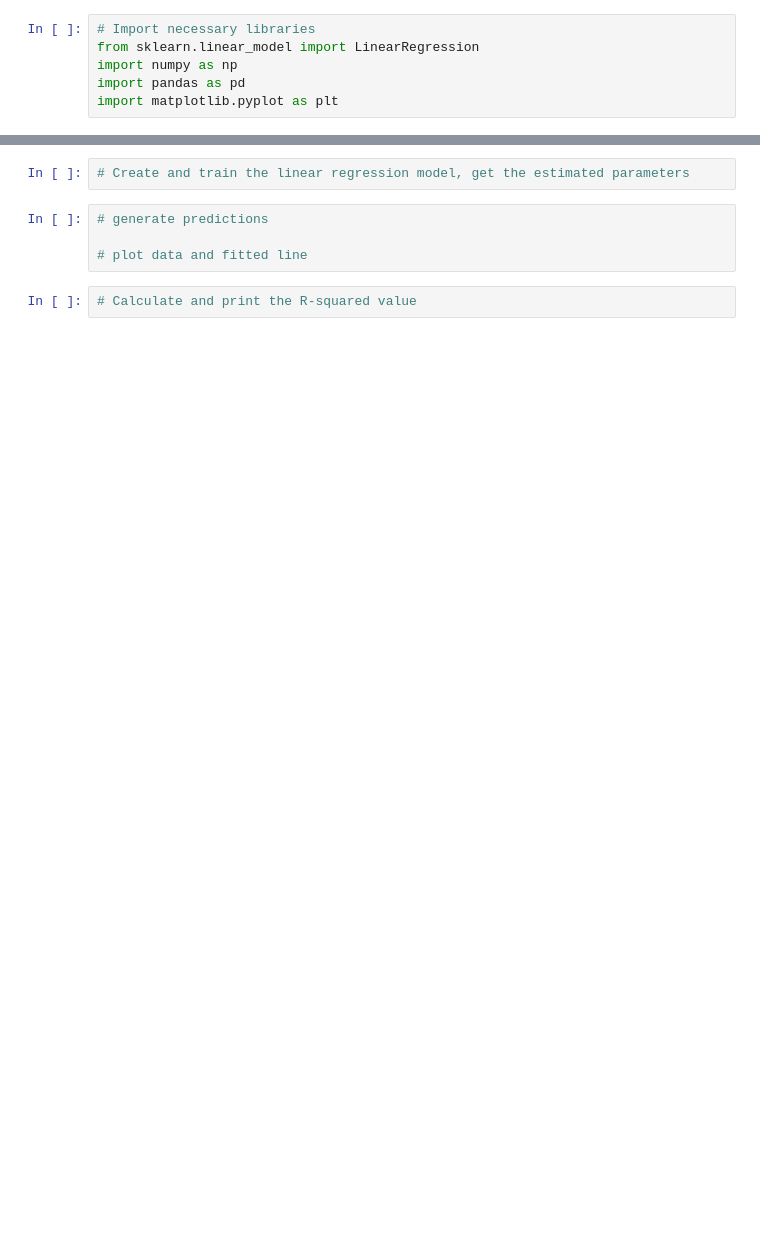
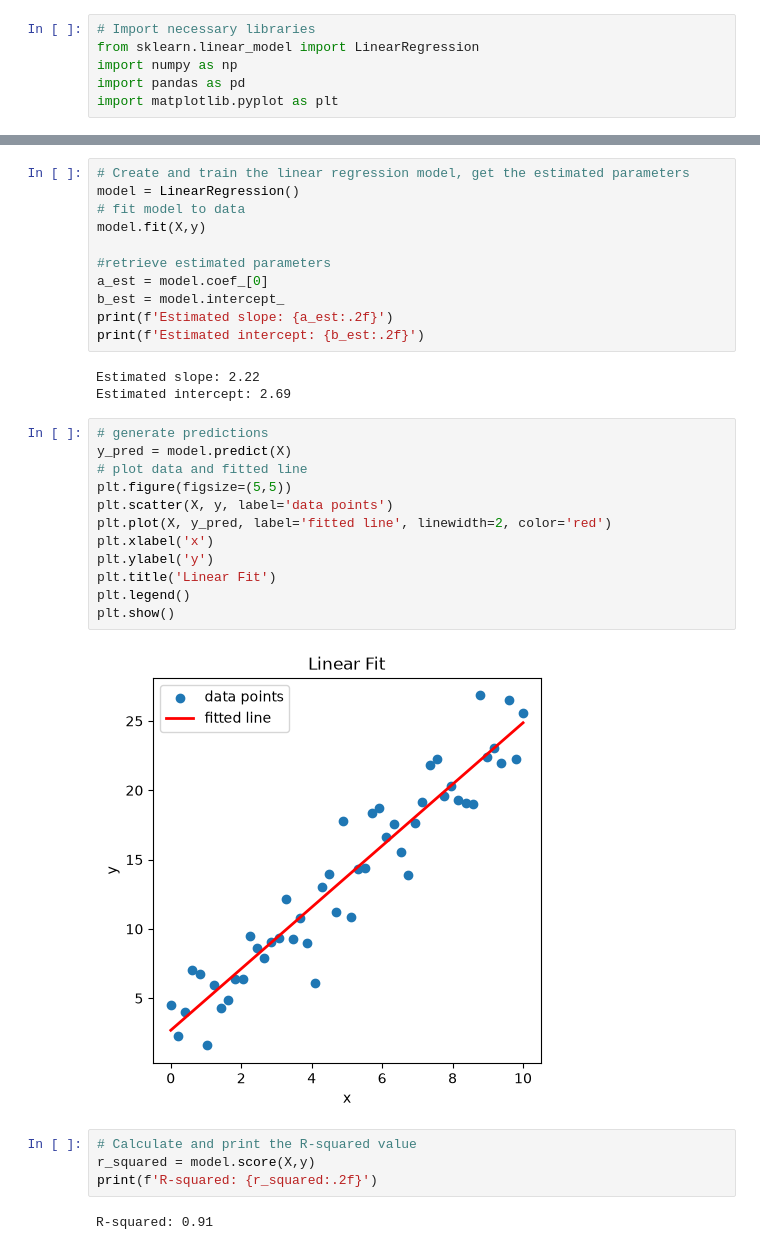
Before and after one commit to anushkatriv/PythonML-Camp-Student-Code, a Jupyter notebook: day_2/lessons/linear_regression.ipynb, the cells around one changed output, grey strips where cells are left out. Drawn from its saved outputs; the diff is of its cells as text; blank space fills up the shorter version.

```diff
--- a/day_2/lessons/linear_regression.ipynb
+++ b/day_2/lessons/linear_regression.ipynb
@@ -23,8 +27,34 @@ plt.show()
 # %%
 # Create and train the linear regression model, get the estimated parameters
+model = LinearRegression()
+# fit model to data
+model.fit(X,y)
+
+#retrieve estimated parameters
+a_est = model.coef_[0]
+b_est = model.intercept_
+print(f'Estimated slope: {a_est:.2f}')
+print(f'Estimated intercept: {b_est:.2f}')
+# %% [output]
+Estimated slope: 2.22
+Estimated intercept: 2.69
 # %%
 # generate predictions
-
+y_pred = model.predict(X)
 # plot data and fitted line
+plt.figure(figsize=(5,5))
+plt.scatter(X, y, label='data points')
+plt.plot(X, y_pred, label='fitted line', linewidth=2, color='red')
+plt.xlabel('x')
+plt.ylabel('y')
+plt.title('Linear Fit')
+plt.legend()
+plt.show()
+# %% [output]
+[figure, added]
 # %%
 # Calculate and print the R-squared value
+r_squared = model.score(X,y)
+print(f'R-squared: {r_squared:.2f}')
+# %% [output]
+R-squared: 0.91
```
Also changed, not shown: parts of 3 cells of this notebook, 11 other files.
